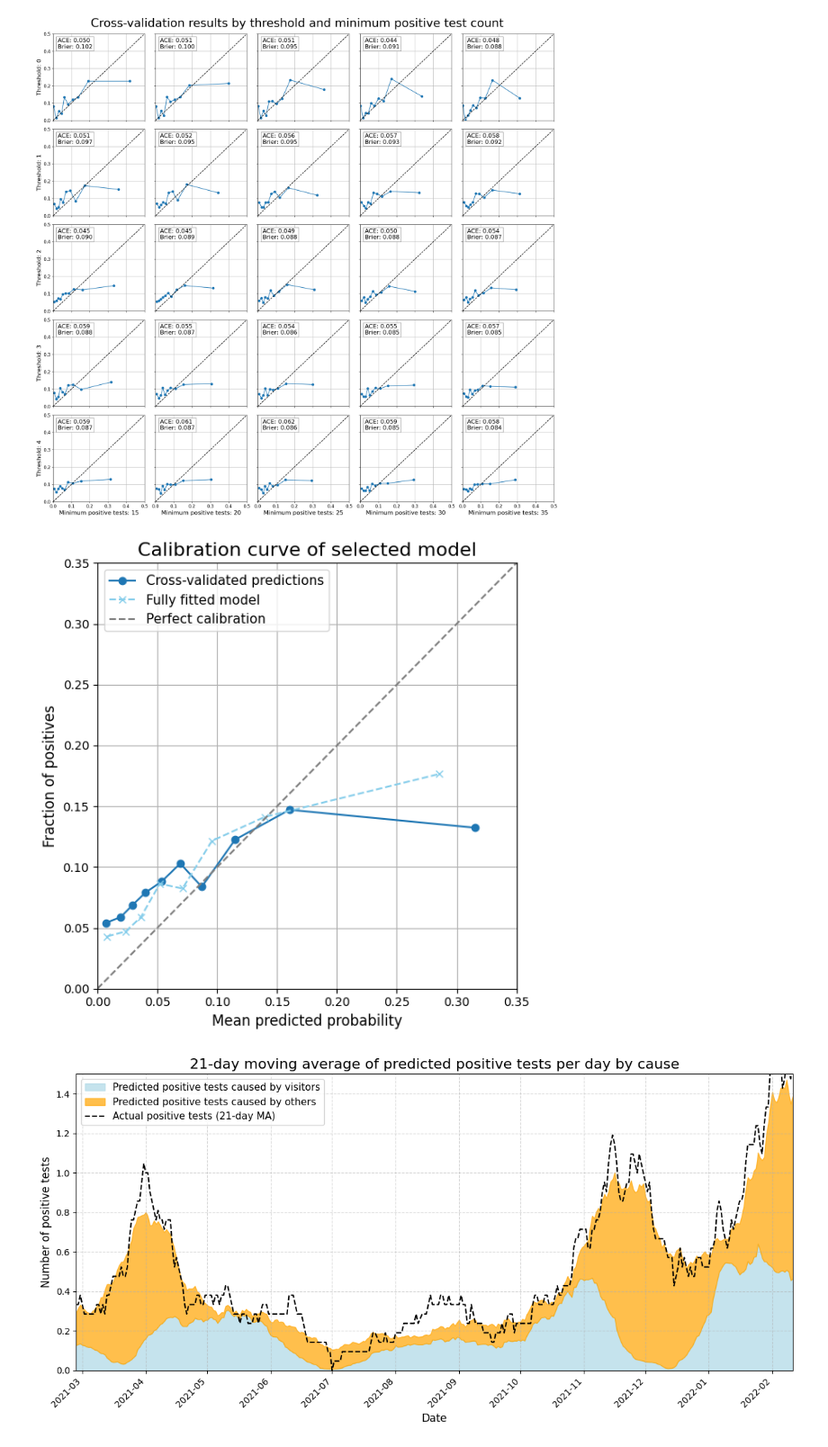
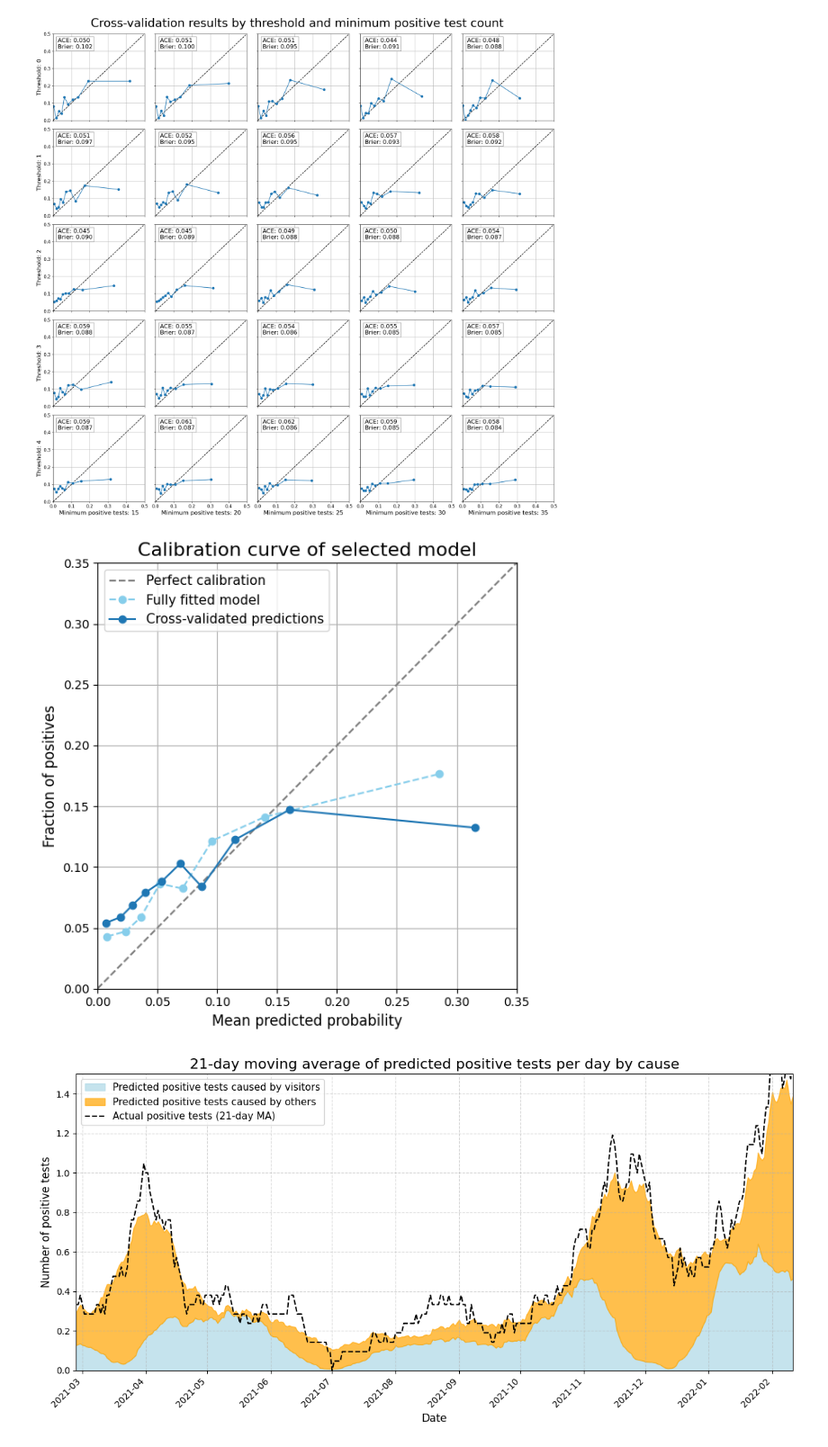
Before and after one commit to DaniChambon1/covid-household-visitors, a Jupyter notebook: 2_model.ipynb, the cells around one changed output. Shown at 90% size. Drawn from its saved outputs; the diff is of its cells as text; code cells hidden in the pictures.

Commit message:
Added all figures and updated them where necessary

```diff
--- a/2_model.ipynb
+++ b/2_model.ipynb
@@ -818,8 +697,8 @@ for i, dataset in enumerate(datasets):
         avg_window_size = round(row.iloc[0]["avg_window_size"], 1)
 
         # Plot calibration curve and reference line
-        ax.plot(mean_pred, frac_pos, "o-", label="Model")
-        ax.plot([0, 1], [0, 1], "k--", label="Perfect Calibration")
+        ax.plot([0, 1], [0, 1], "--", label="Perfect calibration", color="black")
+        ax.plot(mean_pred, frac_pos, "o-", label="Model", color="tab:blue")
 
         # Add annotations for ACE and Brier Score
         ax.text(0.05, 0.95, f"ACE: {ace:.3f}\nBrier: {brier:.3f}",
@@ -843,7 +722,7 @@ for i, dataset in enumerate(datasets):
 
 plt.suptitle("Cross-validation results by threshold and minimum positive test count", fontsize=32)
 plt.tight_layout(rect=[0, 0.03, 1, 0.99])
-plt.savefig("calibration_grid_adaptive_window.png", dpi=200, bbox_inches='tight')  # PNG at 600 DPI
+plt.savefig("results/calibration_grid_adaptive_window.png", dpi=200, bbox_inches='tight')
 #plt.savefig("calibration_grid.pdf", bbox_inches='tight')
 plt.show()
 # %% [output]
@@ -855,35 +734,35 @@ df_pred = predict_postest(df_risk, df_max2)
 # %%
 # First curve: from cross-validation
 mean_predicted_value_1 = np.array(json.loads(df_crossval_results["mean_predicted_values"][11]))
 fraction_of_positives_1 = np.array(json.loads(df_crossval_results["fraction_of_positives"][11]))
 
 # Second curve: from fitted model
 y_true = df_pred['positivetest']
 y_prob = df_pred['predicted_infections']
 fraction_of_positives_2, mean_predicted_value_2 = calibration_curve(y_true, y_prob, n_bins=8, strategy="quantile")
 
 # Plot both on the same figure
 plt.figure(figsize=(6, 6))
+# Reference line for perfect calibration
+plt.plot([0, 1], [0, 1], "--", color="tab:gray", label="Perfect calibration")
+plt.plot(mean_predicted_value_2, fraction_of_positives_2, "o--", color="skyblue",
+         label="Fully fitted model")
 plt.plot(mean_predicted_value_1, fraction_of_positives_1, "o-", color="tab:blue",
          label="Cross-validated predictions")
-plt.plot(mean_predicted_value_2, fraction_of_positives_2, "x--", color="skyblue",
-         label="Fully fitted model")
-
-# Reference line for perfect calibration
-plt.plot([0, 1], [0, 1], "--", color="tab:gray", label="Perfect calibration")
 
 # Labels and limits
 plt.xlabel("Mean predicted probability", size=12)
 plt.ylabel("Fraction of positives", size=12)
 plt.title("Calibration curve of selected model", size=16)
 plt.xlim(0, 0.35)
 plt.ylim(0, 0.35)
 plt.legend(fontsize=11)
 plt.grid(True)
 plt.tight_layout()
+plt.savefig("results/cc_selected_model.png", bbox_inches='tight')
 plt.show()
 # %% [output]
-[figure, old version]
+[figure, new version]
 # %%
 def smoothed_predictions_plot(df, window_size):
 
```
Also changed, not shown: parts of 14 cells of this notebook, 2 other files.
